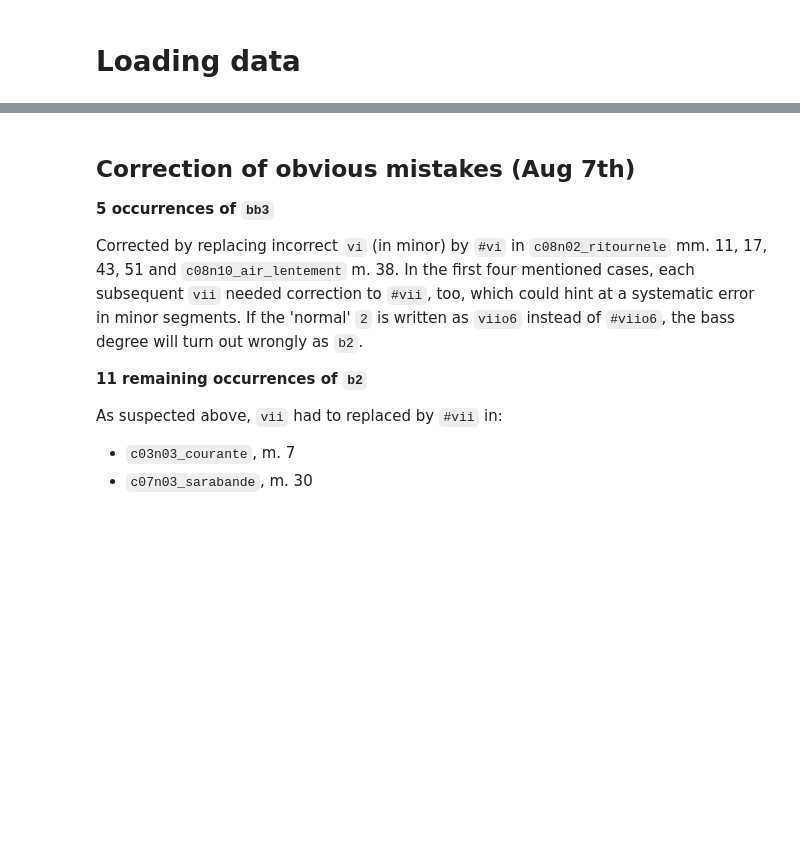
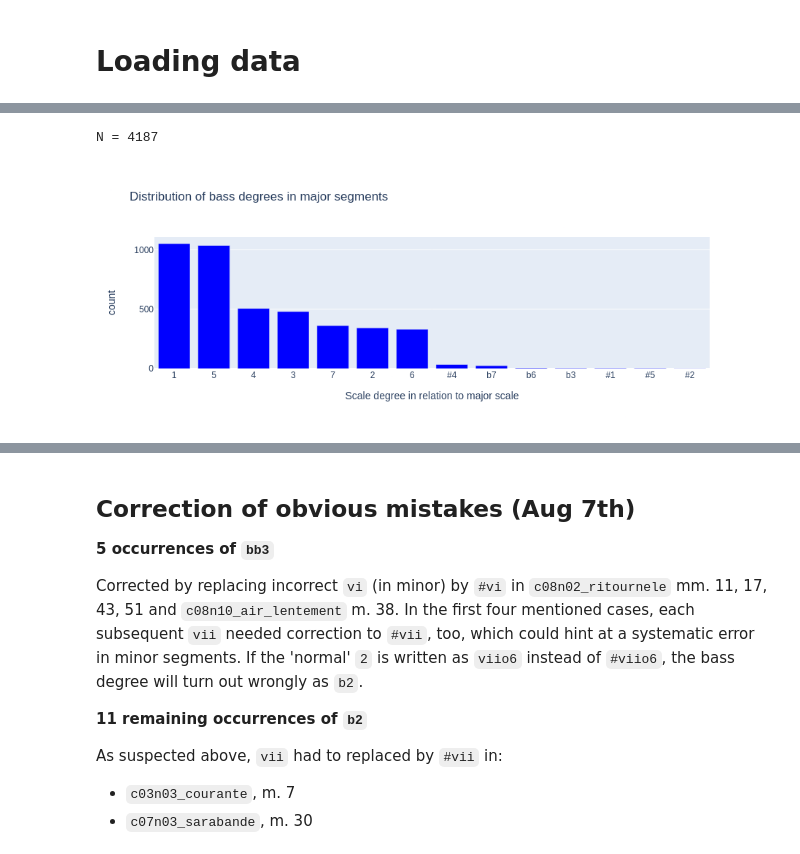
Before and after one commit to DCMLab/coup, a Jupyter notebook: exploration.ipynb, the cells around one changed output, grey strips where cells are left out. Cells and saved outputs as stored; diff of their text form; code cells hidden in the pictures; blank space fills up the shorter version.

```diff
--- a/exploration.ipynb
+++ b/exploration.ipynb
@@ -61,0 +66,13 @@ fig.show()
+# %%
+localkey_is_major = ~df.localkey_is_minor
+print(f"N = {localkey_is_major.sum()}")
+bd_maj = df[localkey_is_major].bass_note.value_counts()
+fig = px.bar(bd_maj, x=fifths2sd(bd_maj.index.to_list(), minor=False), y=bd_maj.values,
+             labels=dict(x='Scale degree in relation to major scale', y='count'),
+             title="Distribution of bass degrees in major segments",
+             color_discrete_sequence =['blue']*len(bd_maj))
+fig.update_xaxes(type='category')
+fig.show()
+# %% [output]
+N = 4187
+[figure, added]
```
Also changed, not shown: parts of 12 cells of this notebook.
